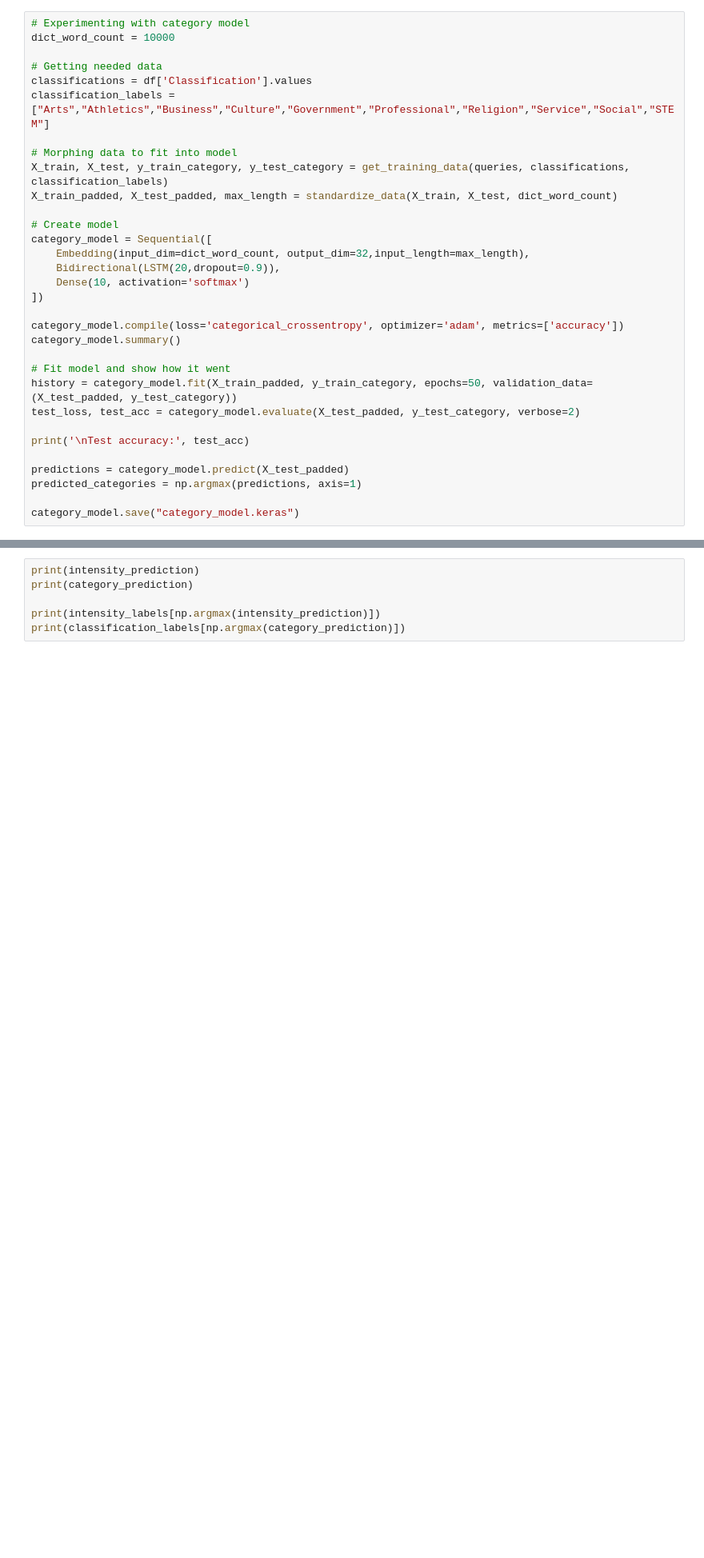
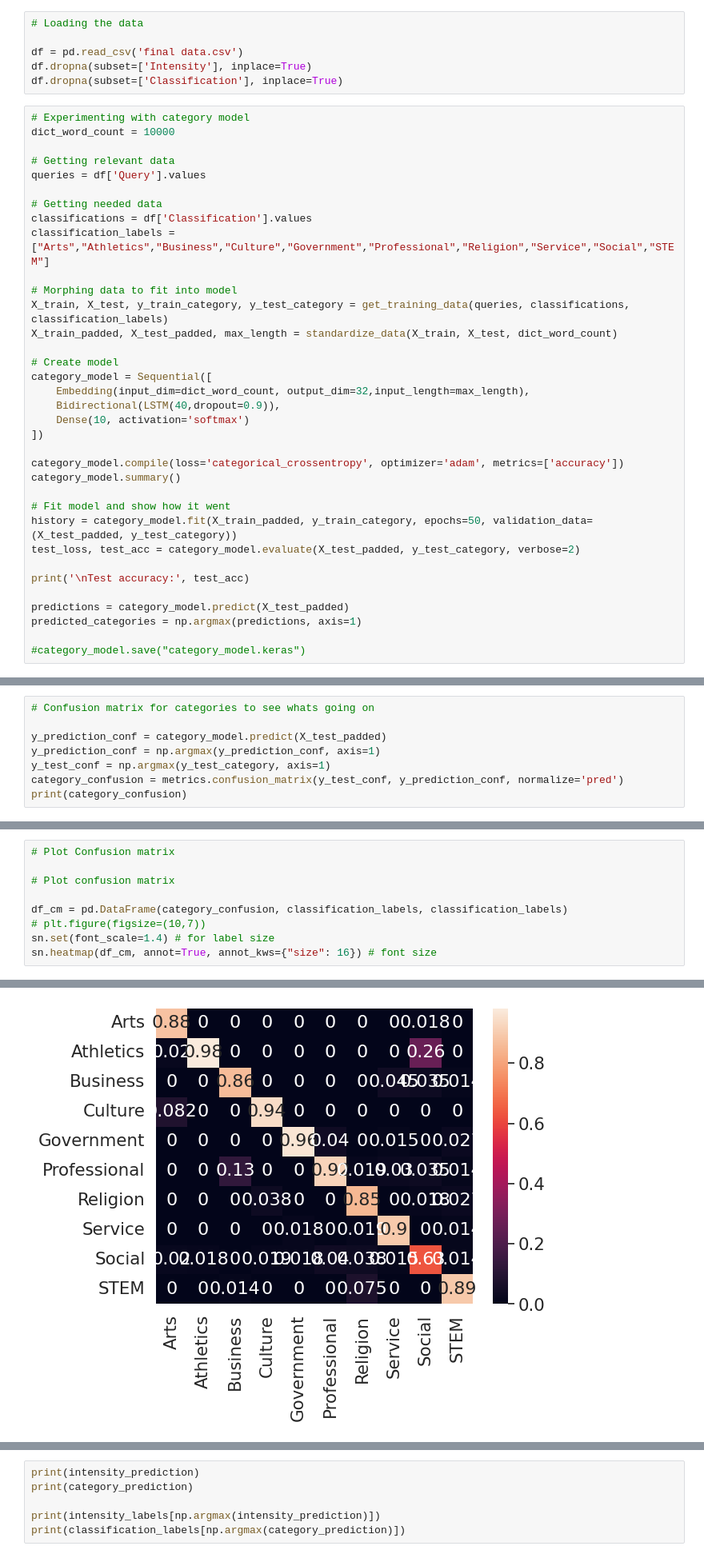
Before and after one commit to gjburke/finishing-involvement-bot, a Jupyter notebook: Model.ipynb, the cells around one changed output, grey strips where cells are left out. Shown: that part at 80% size. Saved outputs shown, nothing was run; the diff lists cells and outputs as text; blank space fills up the shorter version.

```diff
--- a/Model.ipynb
+++ b/Model.ipynb
@@ -164,6 +184,15 @@ print(intensity_confusion)
+# %%
+# Loading the data
+
+df = pd.read_csv('final data.csv')
+df.dropna(subset=['Intensity'], inplace=True)
+df.dropna(subset=['Classification'], inplace=True)
 # %%
 # Experimenting with category model
 dict_word_count = 10000
+
+# Getting relevant data
+queries = df['Query'].values
 
 # Getting needed data
 classifications = df['Classification'].values
@@ -176,7 +205,7 @@ X_train_padded, X_test_padded, max_length = standardize_data(X_train, X_test, di
 # Create model
 category_model = Sequential([
     Embedding(input_dim=dict_word_count, output_dim=32,input_length=max_length),
-    Bidirectional(LSTM(20,dropout=0.9)),
+    Bidirectional(LSTM(40,dropout=0.9)),
     Dense(10, activation='softmax')
 ])
 
@@ -192,6 +221,6 @@ print('\nTest accuracy:', test_acc)
 predictions = category_model.predict(X_test_padded)
 predicted_categories = np.argmax(predictions, axis=1)
 
-category_model.save("category_model.keras")
+#category_model.save("category_model.keras")
 # %% [output]
 35
@@ -225,0 +255,8 @@ print(X_train_padded.shape)
+# %%
+# Confusion matrix for categories to see whats going on
+
+y_prediction_conf = category_model.predict(X_test_padded)
+y_prediction_conf = np.argmax(y_prediction_conf, axis=1)
+y_test_conf = np.argmax(y_test_category, axis=1)
+category_confusion = metrics.confusion_matrix(y_test_conf, y_prediction_conf, normalize='pred')
+print(category_confusion)
@@ -225,0 +281,10 @@ print(X_train_padded.shape)
+# %%
+# Plot Confusion matrix
+
+# Plot confusion matrix
+
+df_cm = pd.DataFrame(category_confusion, classification_labels, classification_labels)
+# plt.figure(figsize=(10,7))
+sn.set(font_scale=1.4) # for label size
+sn.heatmap(df_cm, annot=True, annot_kws={"size": 16}) # font size
+# %% [output]
@@ -226,3 +292,4 @@ print(X_train_padded.shape)
+[figure, added]
 # %%
 # Testing loading and using the models
 
```
Also changed, not shown: parts of 13 cells of this notebook.
